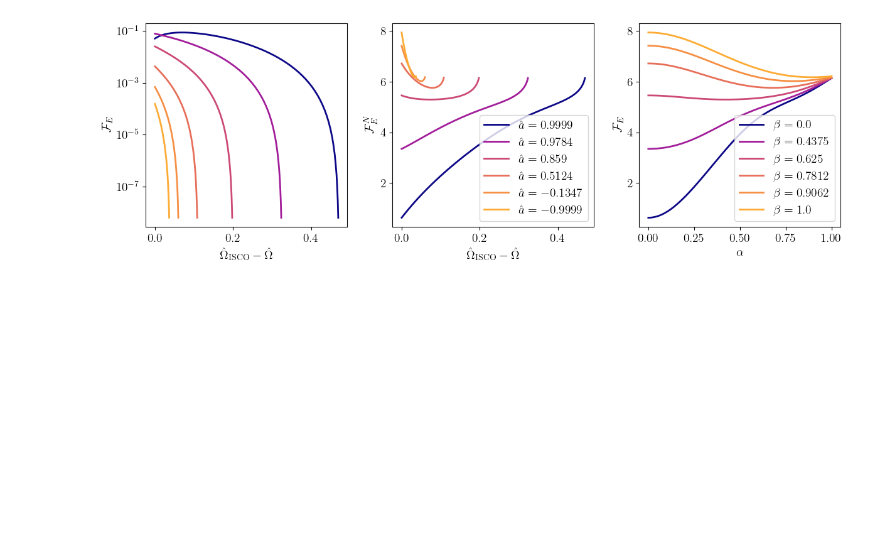
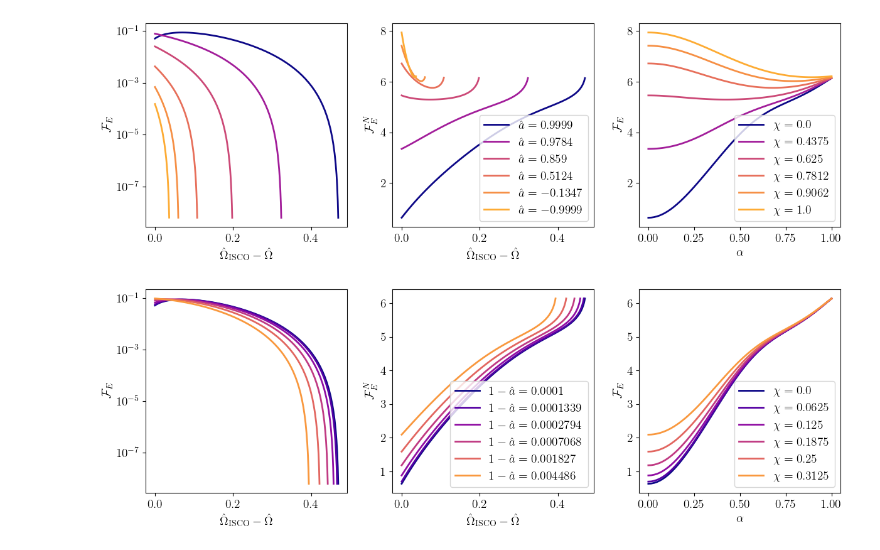
Before and after one commit to znasipak/bhpwave-article, a Jupyter notebook: scripts/test.ipynb, the cells around one changed output. Drawn from its saved outputs; the diff is of its cells as text; code cells hidden in the pictures; blank space fills up the shorter version.

```diff
--- a/scripts/test.ipynb
+++ b/scripts/test.ipynb
@@ -130,7 +143,7 @@ plt.show()
 for i in alist:
     avals, omegas, PVals = phase_samples[i,:,:3].T
     Pvals_shifted = 32*(PVals)*omegas**(5/3)
-    alphas, betas = flux_samples[i,:,3:].T
+    alphas, chis = flux_samples[i,:,3:].T
     plt.plot(alphas, np.flip(Pvals_shifted), label="$a = {:.4}$".format(avals[0]), color=cmap_temp(2*i), lw=2)
     avals, omegas, TVals = time_samples[i,:,:3].T
     Tvals_shifted = 256/5*TVals*(omegas)**(8/3)
@@ -146,7 +159,7 @@ plt.show()
 # %%
 for i in alist:
     avals, omegas, PVals = phase_samples[i,:,:3].T
-    alphas, betas = flux_samples[i,:,3:].T
+    alphas, chis = flux_samples[i,:,3:].T
     Pvals_shifted = PVals*omegas**(5/3)
     plt.plot(alphas, np.flip(Pvals_shifted), label="$a = {:.4}$".format(avals[0]), color=cmap_temp(2*i), lw=2)
 # plt.xscale('log')
@@ -180,11 +193,43 @@ axs[1].legend()
 
 for i in alist:
     avals, omegas, EdotVals = flux_samples[i,:,:3].T
-    alphas, betas = flux_samples[i,:,3:].T
-    axs[2].plot(alphas, 32./5.*EdotVals, label="$\\beta = {:.4}$".format(betas[0]), color=cmap_temp(2*i), lw=2)
+    alphas, chis = flux_samples[i,:,3:].T
+    axs[2].plot(alphas, 32./5.*EdotVals, label="$\\chi = {:.4}$".format(chis[0]), color=cmap_temp(2*i), lw=2)
 axs[2].set_xlabel('$\\alpha$')
 axs[2].set_ylabel('$\mathcal{F}_E$')
 axs[2].legend()
 plt.show()
 # %% [output]
 [figure]
+# %%
+alistHighSpin = [0, 2, 4, 6, 8, 10]
+fig, axs = plt.subplots(1, 3,)
+fig.set_size_inches(12, 4)
+fig.tight_layout()
+for i in alistHighSpin:
+    avals, omegas, EdotVals = flux_samples[i,:,:3].T
+    EdotVals_reweighted = 32./5.*EdotVals*omegas**(10/3)
+    axs[0].plot(omegas[0] - omegas, EdotVals_reweighted, label="$1-\hat{a}" + "= {:.4}$".format(1-avals[0]), color=cmap_temp(6*i), lw=2)
+# plt.xscale('log')
+axs[0].set_yscale('log')
+axs[0].set_xlabel('$\hat{\Omega}_\mathrm{ISCO} - \hat{\Omega}$')
+axs[0].set_ylabel('$\mathcal{F}_E$')
+
+for i in alistHighSpin:
+    avals, omegas, EdotVals = flux_samples[i,:,:3].T
+    EdotVals_reweighted = 32./5.*EdotVals
+    axs[1].plot(omegas[0] - omegas, EdotVals_reweighted, label="$1-\hat{a}" + "= {:.4}$".format(1-avals[0]), color=cmap_temp(6*i), lw=2)
+axs[1].set_xlabel('$\hat{\Omega}_\mathrm{ISCO} - \hat{\Omega}$')
+axs[1].set_ylabel('$\mathcal{F}_E^N$')
+axs[1].legend()
+
+for i in alistHighSpin:
+    avals, omegas, EdotVals = flux_samples[i,:,:3].T
+    alphas, chis = flux_samples[i,:,3:].T
+    axs[2].plot(alphas, 32./5.*EdotVals, label="$\\chi = {:.4}$".format(chis[0]), color=cmap_temp(6*i), lw=2)
+axs[2].set_xlabel('$\\alpha$')
+axs[2].set_ylabel('$\mathcal{F}_E$')
+axs[2].legend()
+plt.show()
+# %% [output]
+[figure, added]
```
Also changed, not shown: parts of 28 cells of this notebook, 20 other files.
